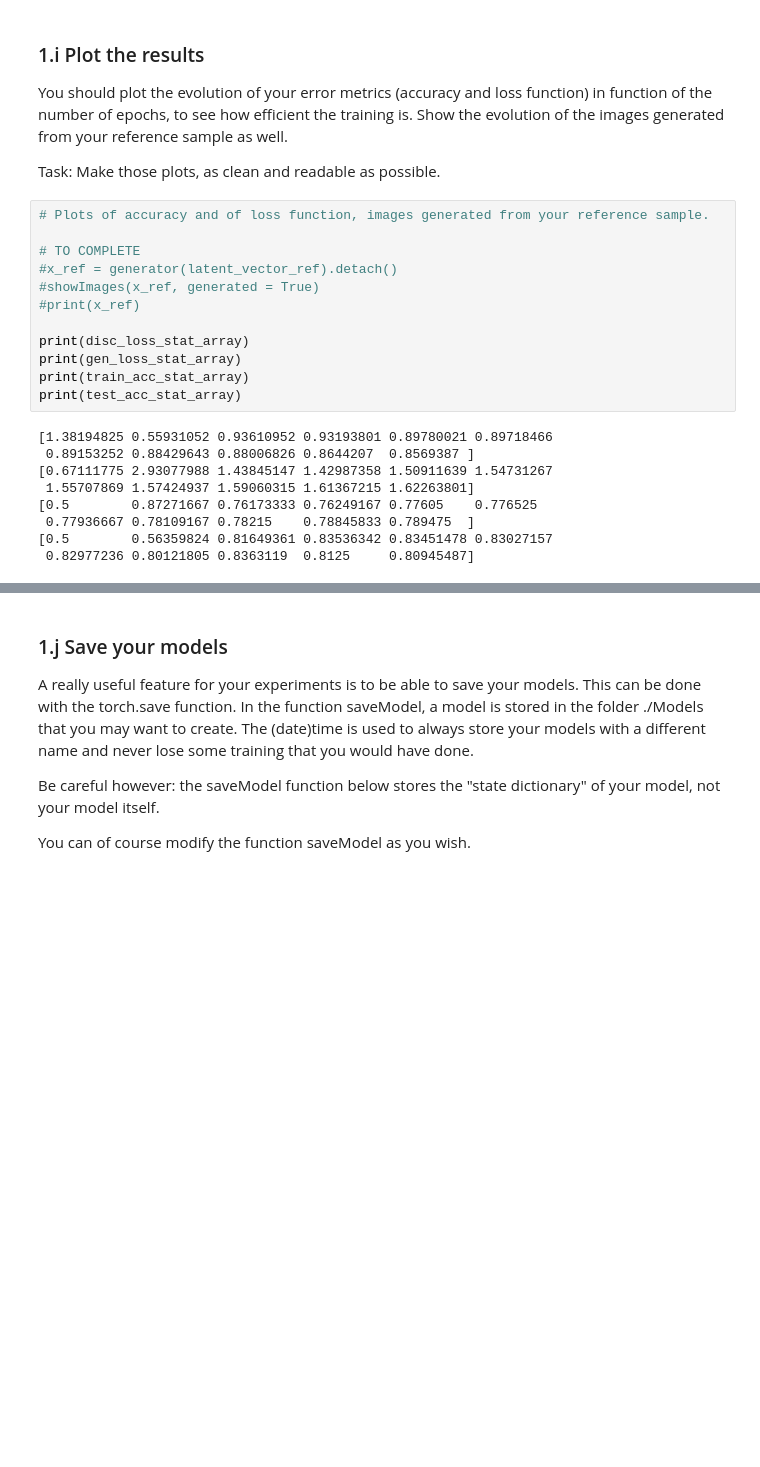
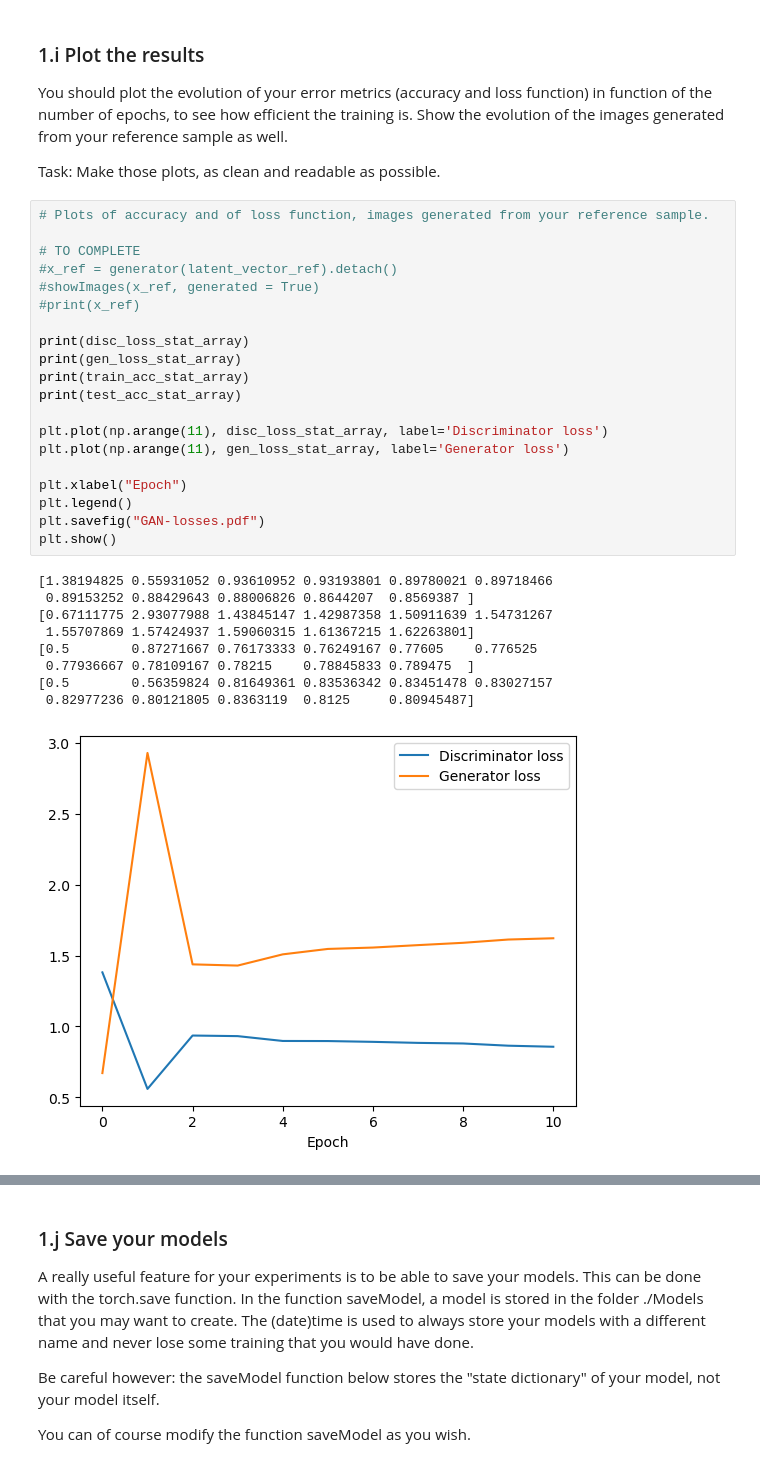
Before and after one commit to mathjacob/LINMA2472-HW3, a Jupyter notebook: hw3_part1_v2.ipynb, the cells around one changed output, grey strips where cells are left out. Cells and saved outputs as stored; diff of their text form; blank space fills up the shorter version.

Commit message:
Added plots and images for GAN analysis.

```diff
--- a/hw3_part1_v2.ipynb
+++ b/hw3_part1_v2.ipynb
@@ -850,21 +850,30 @@ Task: Make those plots, as clean and readable as possible.
 # %%
 # Plots of accuracy and of loss function, images generated from your reference sample.
 
 # TO COMPLETE
 #x_ref = generator(latent_vector_ref).detach()
 #showImages(x_ref, generated = True)
 #print(x_ref)
 
 print(disc_loss_stat_array)
 print(gen_loss_stat_array)
 print(train_acc_stat_array)
 print(test_acc_stat_array)
+
+plt.plot(np.arange(11), disc_loss_stat_array, label='Discriminator loss')
+plt.plot(np.arange(11), gen_loss_stat_array, label='Generator loss')
+
+plt.xlabel("Epoch")
+plt.legend()
+plt.savefig("GAN-losses.pdf")
+plt.show()
 # %% [output]
 [1.38194825 0.55931052 0.93610952 0.93193801 0.89780021 0.89718466
  0.89153252 0.88429643 0.88006826 0.8644207  0.8569387 ]
 [0.67111775 2.93077988 1.43845147 1.42987358 1.50911639 1.54731267
  1.55707869 1.57424937 1.59060315 1.61367215 1.62263801]
 [0.5        0.87271667 0.76173333 0.76249167 0.77605    0.776525
  0.77936667 0.78109167 0.78215    0.78845833 0.789475  ]
 [0.5        0.56359824 0.81649361 0.83536342 0.83451478 0.83027157
  0.82977236 0.80121805 0.8363119  0.8125     0.80945487]
+[figure, added]
```
Also changed, not shown: parts of 3 cells of this notebook.
